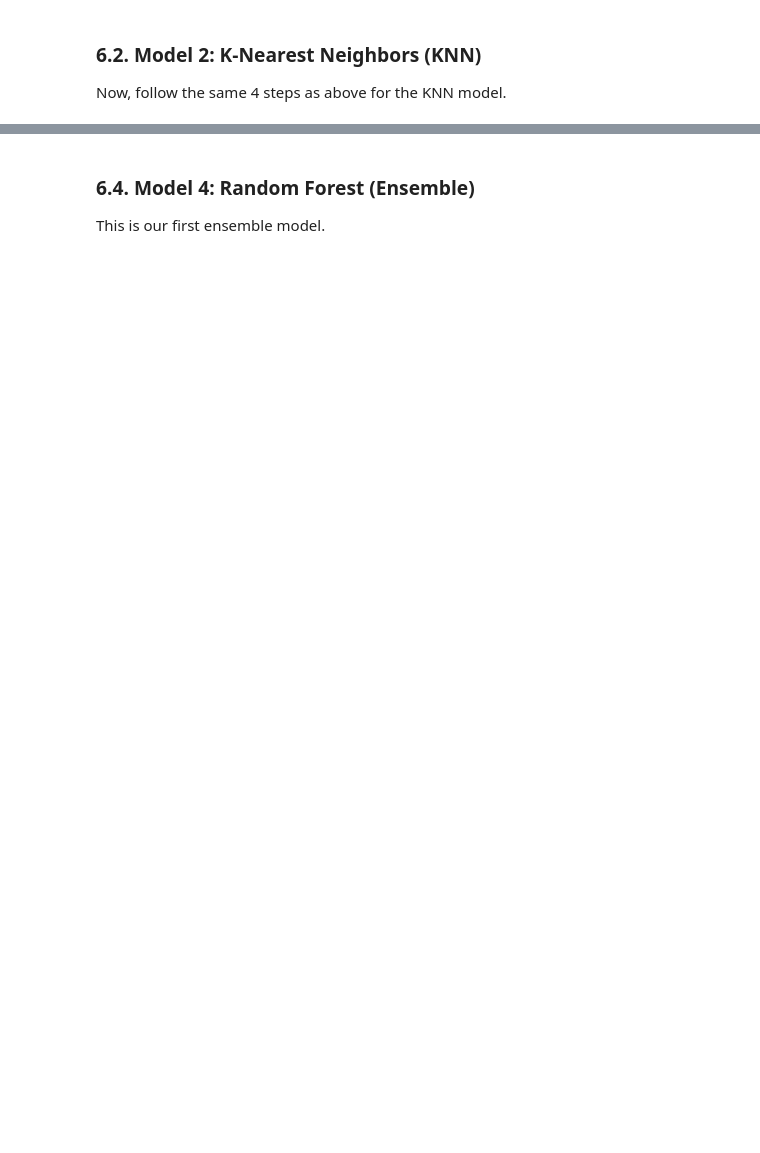
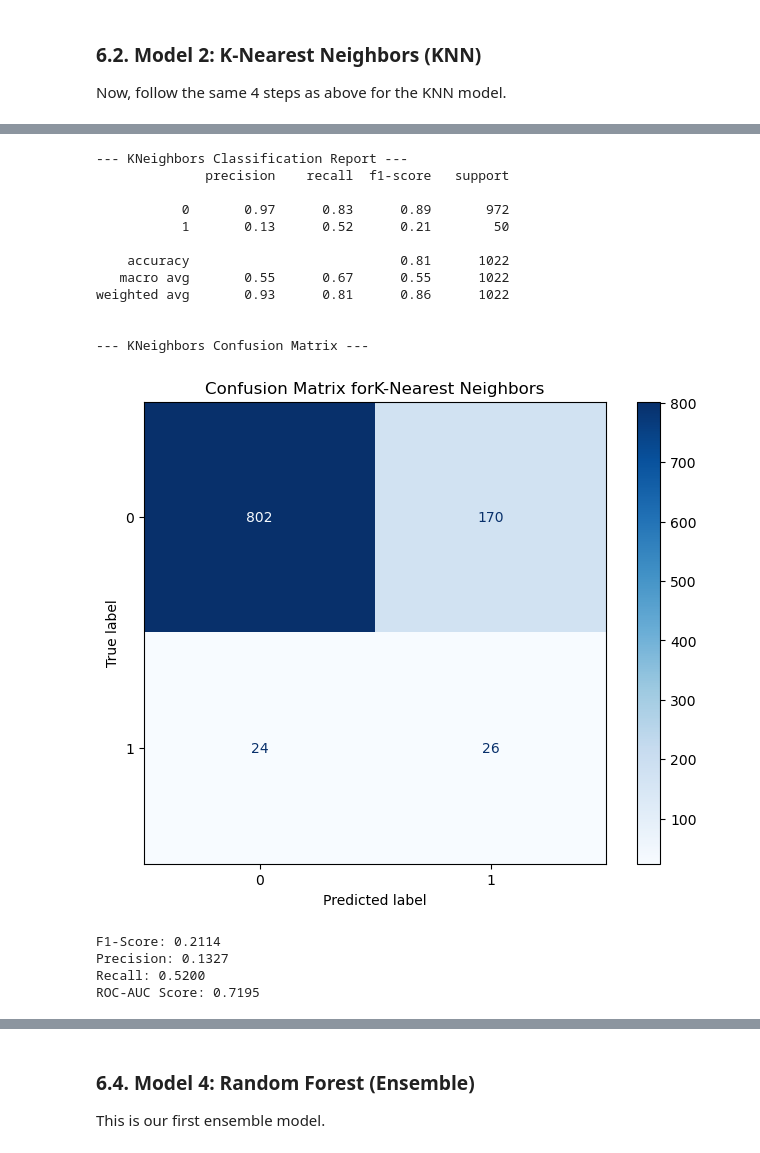
Before and after one commit to koba4real/MLDM-stroke-prediction-project, a Jupyter notebook: main-analysis.ipynb, the cells around one changed output, grey strips where cells are left out. Drawn from its saved outputs; the diff is of its cells as text; code cells hidden in the pictures; blank space fills up the shorter version.

```diff
--- a/main-analysis.ipynb
+++ b/main-analysis.ipynb
@@ -1168,23 +1230,3 @@ weighted avg       0.93      0.84      0.87      1022
 ### 6.2. Model 2: K-Nearest Neighbors (KNN)
 
 Now, follow the same 4 steps as above for the KNN model.
-# %%
-# 1. Initialize and train the model
-# We choose n_neighbors=5 as a common starting point for KNN.
-knn = KNeighborsClassifier(n_neighbors=5)
-knn.fit(X_train_smote, y_train_smote)
-
-# 2. Make predictions on the test set
-y_pred_knn = knn.predict(X_test)
-
-# 3. Evaluate the model
-print("K-Nearest Neighbors Classification Report:")
-print(classification_report(y_test, y_pred_knn))
-
-# 4. Store results in our dictionary for later comparison
-results['K-Nearest Neighbors'] = {
-    'F1-Score': f1_score(y_test, y_pred_knn),
-    'Precision': precision_score(y_test, y_pred_knn),
-    'Recall': recall_score(y_test, y_pred_knn),
-    'ROC-AUC': roc_auc_score(y_test, y_pred_knn)
-}
@@ -1204,0 +1233,59 @@ Follow the same pattern for the Decision Tree model.
+# %%
+#Using KNeighborsClassifier Method of neighbors class to use Nearest Neighbor algorithm
+from sklearn.neighbors import KNeighborsClassifier
+knn = KNeighborsClassifier(n_neighbors = 5, metric = 'minkowski', p = 2)
+knn.fit(X_train_smote, y_train_smote)
+# Make predictions on the original, unbalanced test set
+y_pred_knn = knn.predict(X_test)
+
+# Predict probabilities for the ROC-AUC score
+y_pred_proba_knn = knn.predict_proba(X_test)[:, 1]
+
+# Print the Classification Report
+print("--- KNeighbors Classification Report ---")
+print(classification_report(y_test, y_pred_knn))
+
+# Display the Confusion Matrix
+print("\n--- KNeighbors Confusion Matrix ---")
+fig, ax = plt.subplots(figsize=(8, 6))
+ConfusionMatrixDisplay.from_estimator(
+    knn,
+    X_test,
+    y_test,
+    ax=ax,
+    cmap='Blues',
+    values_format='d'
+)
+plt.title("Confusion Matrix forK-Nearest Neighbors")
+plt.show()
+
+# --- Store the results for our final comparison table ---
+results['K-Nearest Neighbors'] = {
+    'F1-Score': f1_score(y_test, y_pred_knn),
+    'Precision': precision_score(y_test, y_pred_knn),
+    'Recall': recall_score(y_test, y_pred_knn),
+    'ROC-AUC': roc_auc_score(y_test, y_pred_proba_knn)
+}
+
+print(f"\nF1-Score: {results['K-Nearest Neighbors']['F1-Score']:.4f}")
+print(f"Precision: {results['K-Nearest Neighbors']['Precision']:.4f}")
+print(f"Recall: {results['K-Nearest Neighbors']['Recall']:.4f}")
+print(f"ROC-AUC Score: {results['K-Nearest Neighbors']['ROC-AUC']:.4f}")
+# %% [output]
+--- KNeighbors Classification Report ---
+              precision    recall  f1-score   support
+
+           0       0.97      0.83      0.89       972
+           1       0.13      0.52      0.21        50
+
+    accuracy                           0.81      1022
+   macro avg       0.55      0.67      0.55      1022
+weighted avg       0.93      0.81      0.86      1022
+
+
+--- KNeighbors Confusion Matrix ---
+[figure, added]
+F1-Score: 0.2114
+Precision: 0.1327
+Recall: 0.5200
+ROC-AUC Score: 0.7195
```
Also changed, not shown: parts of 25 cells of this notebook.
